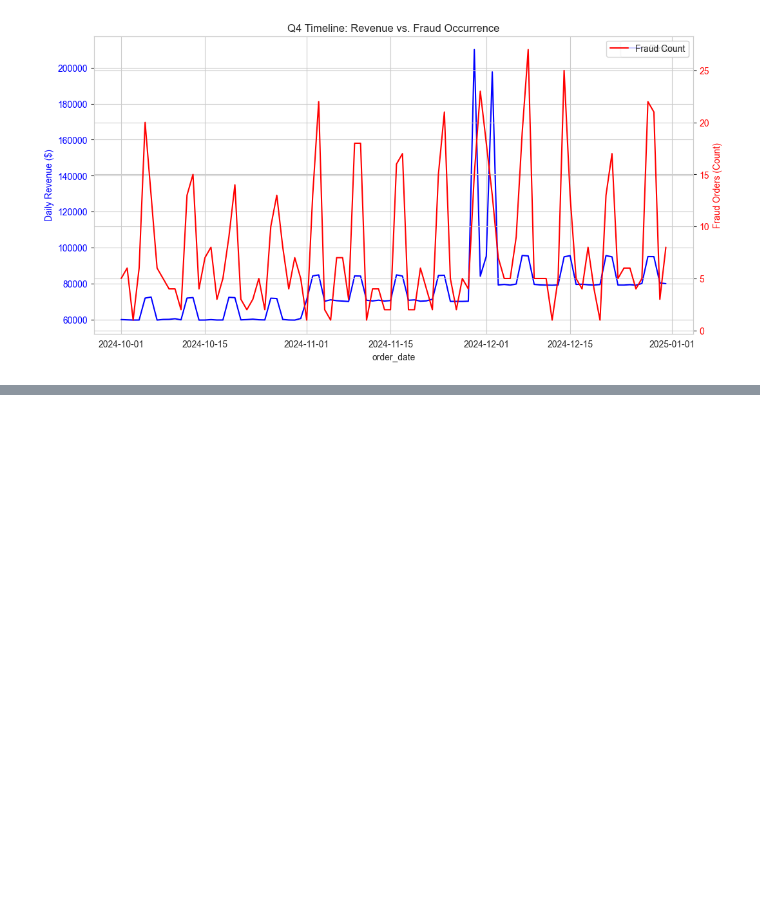
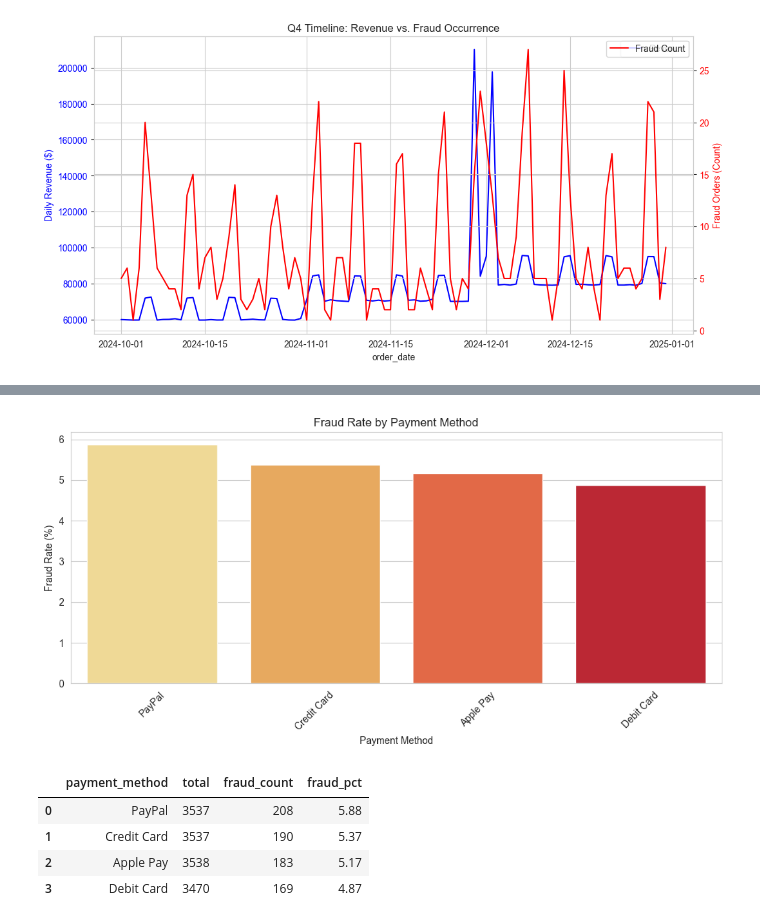
Before and after one commit to xgrantgamble/payflow-fraud-detection, a Jupyter notebook: scripts/notebooks/02_exploratory_analysis.ipynb, the cells around one changed output, grey strips where cells are left out. Cells and saved outputs as stored; diff of their text form; code cells hidden in the pictures; blank space fills up the shorter version.

```diff
--- a/scripts/notebooks/02_exploratory_analysis.ipynb
+++ b/scripts/notebooks/02_exploratory_analysis.ipynb
@@ -341,0 +467,33 @@ plt.show()
+# %%
+# Query 8: Fraud rate by payment method
+query_8 = """
+SELECT
+    payment_method,
+    COUNT(*) as total,
+    SUM(CASE WHEN is_fraud = TRUE THEN 1 ELSE 0 END) as fraud_count,
+    ROUND(100.0 * SUM(CASE WHEN is_fraud = TRUE THEN 1 ELSE 0 END) / COUNT(*), 2) as fraud_pct
+FROM fraud_flagged
+GROUP BY payment_method
+ORDER BY fraud_pct DESC;
+"""
+
+df_payment = pd.read_sql(query_8, engine)
+
+# Visualization
+plt.figure(figsize=(10, 5))
+sns.barplot(data=df_payment, x='payment_method', y='fraud_pct', palette='YlOrRd')
+plt.title("Fraud Rate by Payment Method")
+plt.ylabel("Fraud Rate (%)")
+plt.xlabel("Payment Method")
+plt.xticks(rotation=45)
+plt.tight_layout()
+plt.show()
+
+df_payment
+# %% [output]
+[figure, added]
+|  | payment_method | total | fraud_count | fraud_pct |
+| 0 | PayPal | 3537 | 208 | 5.88 |
+| 1 | Credit Card | 3537 | 190 | 5.37 |
+| 2 | Apple Pay | 3538 | 183 | 5.17 |
+| 3 | Debit Card | 3470 | 169 | 4.87 |
```
Also changed, not shown: parts of 5 cells of this notebook, 23 other files.
